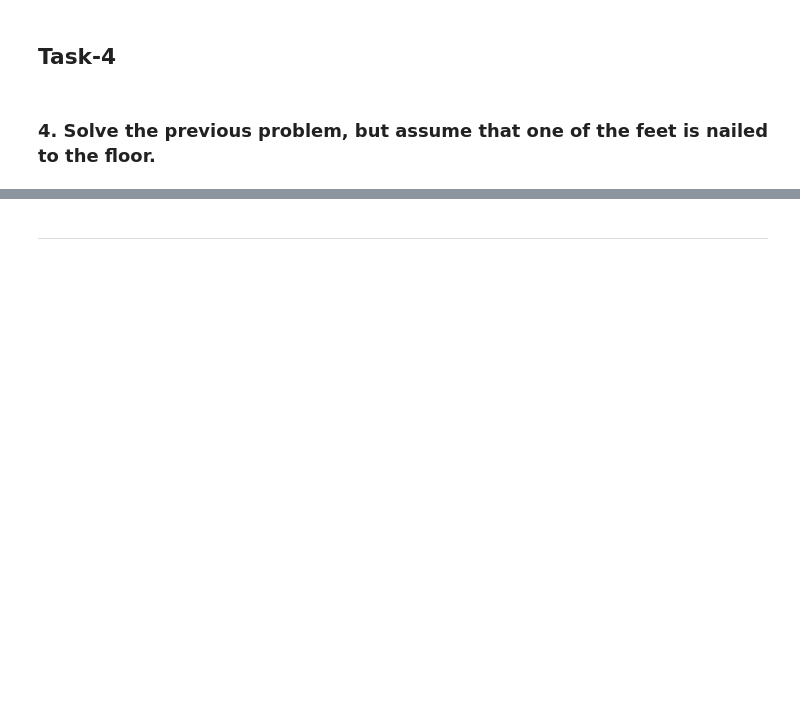
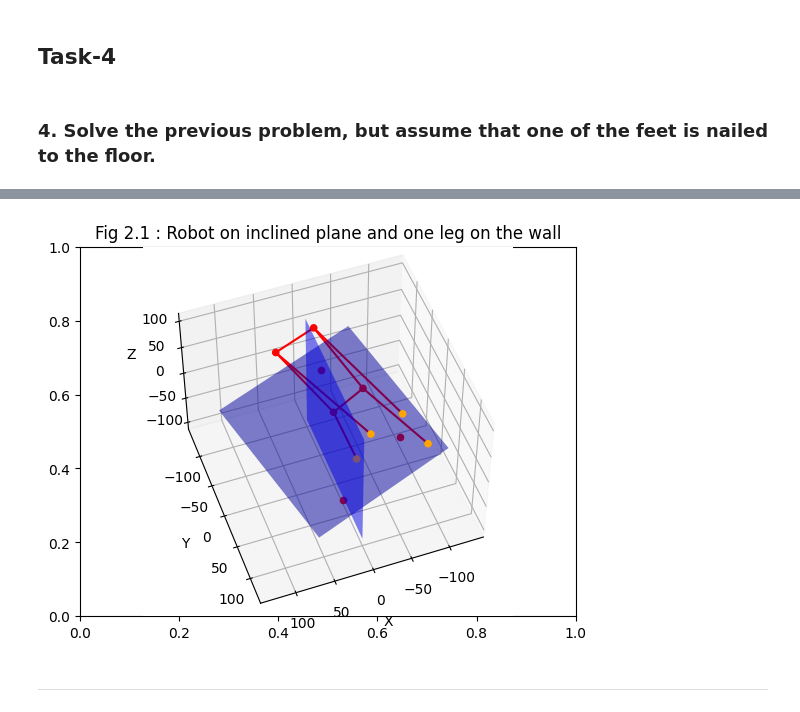
Before and after one commit to syedjameel/CI-2, a Jupyter notebook: Tasks-main.ipynb, the cells around one changed output, grey strips where cells are left out. Cells and saved outputs as stored; diff of their text form; code cells hidden in the pictures; blank space fills up the shorter version.

```diff
--- a/Tasks-main.ipynb
+++ b/Tasks-main.ipynb
@@ -537,2 +542,93 @@ at friction coeff =  0.8
+# %%
+r2d = np.array([generate_random_points(25, 25, 10),
+                 generate_random_points(75, 75, 10),
+                 generate_random_points(25, 75, 10),
+                 generate_random_points(75, 25, 10)])
+
+
+#rc_2d= np.array(random.sample(range(30, 60), 2))
+rc_2d = np.array([np.average(r2d[:,0]), np.average(r2d[:,1])])
+
+r_ground = r2d[:3, 0].reshape(3, 1) * tilt_plane[:, 0] + r2d[:3, 1].reshape(3, 1) * tilt_plane[:, 1]
+r_wall = r2d[3, 0].reshape(1, 1) * wall_plane[:, 0] + r2d[3, 1].reshape(1, 1) * wall_plane[:, 1]
+r = np.concatenate([r_ground, r_wall])
+rc = rc_2d[0] * tilt_plane[:, 0] + rc_2d[1] * tilt_plane[:, 1] + 1*n2.ravel()
+
+
+fig = plt.figure()
+plt.title('Fig 2.1 : Robot on inclined plane and one leg on the wall')
+ax = fig.add_subplot(111, projection='3d')
+u, v = np.mgrid[-100:100:2j, -100:100:2j]
+x = 0 + u*wall_plane[0, 0] + v*wall_plane[0, 1]
+y = 0 + u*wall_plane[1, 0] + v*wall_plane[1, 1]
+z = 0 + u*wall_plane[2, 0] + v*wall_plane[2, 1]
+
+# Plot the surface of the Plane of the wall
+ax.plot_surface(x, y, z, color='blue', alpha=0.5)
+
+u, v = np.mgrid[-100:100:2j, -100:100:2j]
+x = 0 + u*tilt_plane[0, 0] + v*tilt_plane[0, 1]
+y = 0 + u*tilt_plane[1, 0] + v*tilt_plane[1, 1]
+z = 0 + u*tilt_plane[2, 0] + v*tilt_plane[2, 1]
+
+# Plot the surface of the Plane on which the robot is standing
+ax.plot_surface(x, y, z, color='blue', alpha=0.5)
+
+# Plot the contact points of the feets of the robot
+ax.scatter(r[:, 0], r[:, 1], r[:, 2], color='orange', alpha=1)
+
+
+# Length and width of the robot
+L = 50
+W = 30
+
+# Plot the leg positions
+dim = np.array([[rc[0] + L, rc[1] - W*np.sin(30), rc[2]],
+                [rc[0] - L, rc[1] + W*np.sin(30), rc[2]],
+                [rc[0] - L, rc[1] - W*np.sin(30), rc[2]],
+                [rc[0] + L, rc[1] + W*np.sin(30), rc[2]]])
+
+dima = dim[:3, 0].reshape(3, 1)*tilt_plane[:, 0] + dim[:3, 1].reshape(3, 1)* tilt_plane[:, 1] + dim[:3, 2].reshape(3, 1)*n2.ravel()/100
+
+dimb = dim[3, 0].reshape(1, 1)*wall_plane[:, 0] + dim[3, 1].reshape(1, 1)* wall_plane[:, 1] + dim[3, 2].reshape(1, 1)*n3.ravel()
+dim1 = np.concatenate([dima, dimb])
+ax.scatter(dim1[:, 0], dim1[:, 1], dim1[:, 2], color="red", alpha=1)
+
+# Tilted centre of robot chassis
+trc = np.array([np.average(dim1[:, 0]), np.average(dim1[:, 1]), np.average(dim1[:, 2])])
+ax.scatter(trc[0], trc[1], trc[2], color='red')
+
+# Draw the legs
+ax.plot([r[0,0], dim1[1,0]], [r[0,1], dim1[1, 1]], [r[0, 2], dim1[1, 2]], color='red')
+ax.plot([r[2,0], dim1[2,0]], [r[2,1], dim1[2, 1]], [r[2, 2], dim1[2, 2]], color='red')
+ax.plot([r[3,0], dim1[3,0]], [r[3,1], dim1[3, 1]], [r[3, 2], dim1[3, 2]], color='red')
+ax.plot([r[1,0], dim1[0,0]], [r[1,1], dim1[0, 1]], [r[1, 2], dim1[0, 2]], color='red')
+
+
+# Draw the boundaries of the robot chassis
+ax.plot([dim1[0, 0], dim1[2, 0]], [dim1[0, 1], dim1[2, 1]], [dim1[0, 2], dim1[2, 2]], color='red')
+ax.plot([dim1[1, 0], dim1[2, 0]], [dim1[1, 1], dim1[2, 1]], [dim1[1, 2], dim1[2, 2]], color='red')
+ax.plot([dim1[1, 0], dim1[3, 0]], [dim1[1, 1], dim1[3, 1]], [dim1[1, 2], dim1[3, 2]], color='red')
+ax.plot([dim1[0, 0], dim1[3, 0]], [dim1[0, 1], dim1[3, 1]], [dim1[0, 2], dim1[3, 2]], color='red')
+
+
+# Plot the projection of rc (center) point of the robot on the ground
+v = n2.ravel() - trc
+dist = v@n2.ravel()
+rc_proj = (v - dist*n2.ravel())
+
+ax.scatter(rc_proj[0], rc_proj[1], rc_proj[2], color='red')
+ax.scatter(rc[0], rc[1], rc[2], color='red')
+
+
+
+# Setup the labels and view angle
+ax.set_xlabel('X')
+ax.set_ylabel('Y')
+ax.set_zlabel('Z')
+ax.view_init(50, 70)
+plt.show()
+# %% [output]
+[figure, added]
 # %% [markdown]
 <hr>
```
Also changed, not shown: parts of 2 cells of this notebook.
